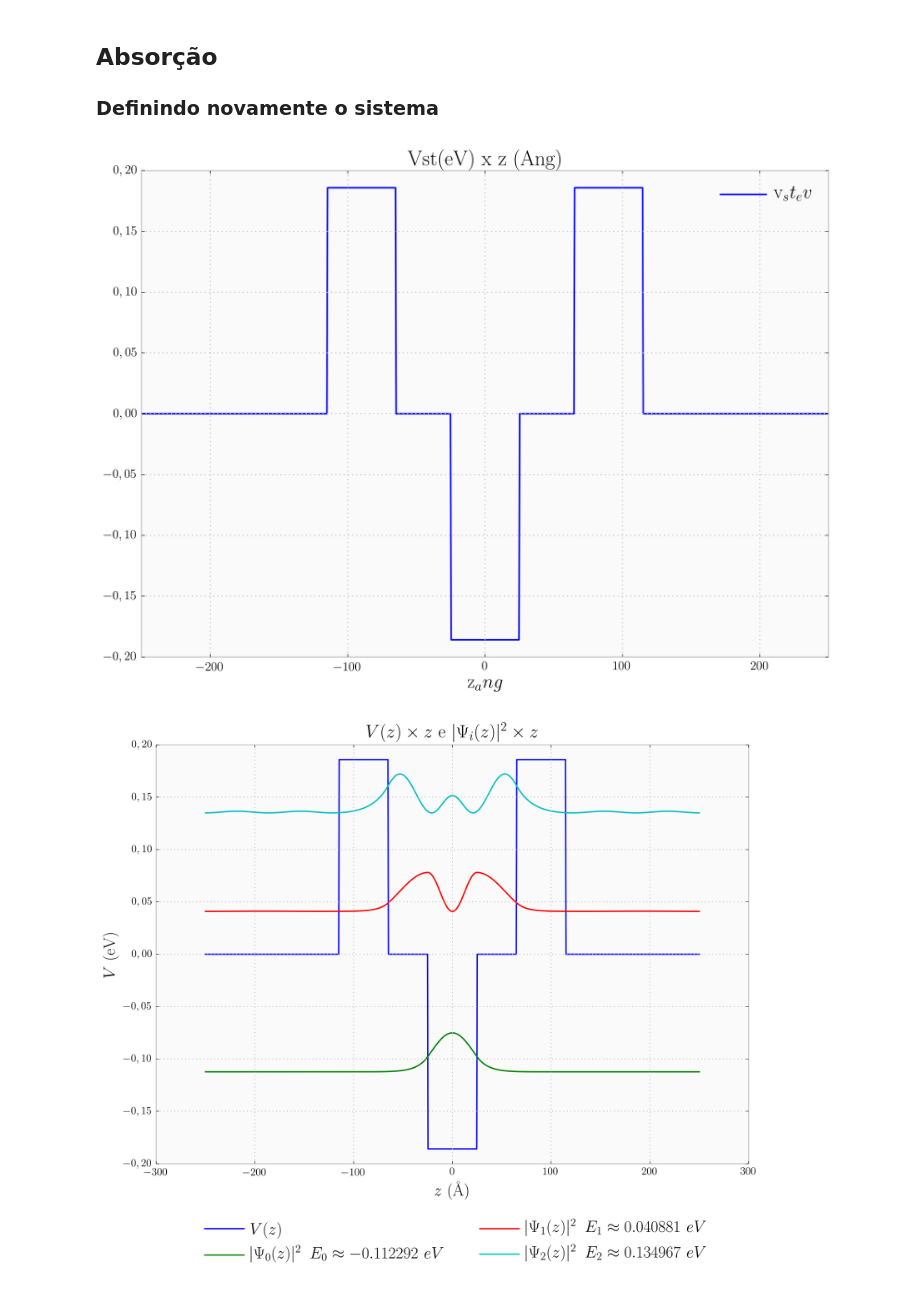
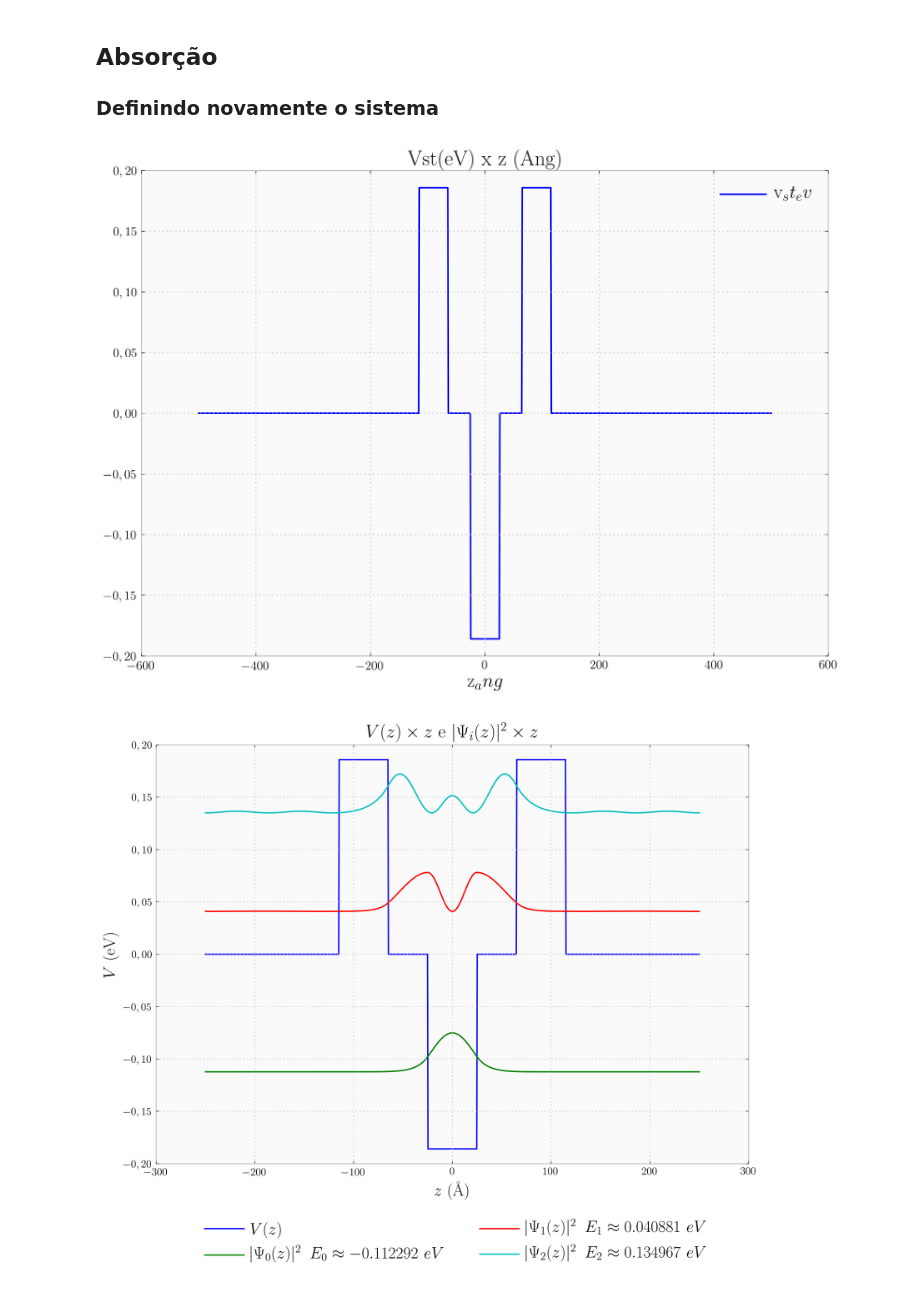
Before and after one commit to thiagolcmelo/mestrado, a Jupyter notebook: fotocorrente-absorcao-gaas-algaas.ipynb, the cells around one changed output. Drawn from its saved outputs; the diff is of its cells as text; code cells hidden in the pictures.

```diff
--- a/fotocorrente-absorcao-gaas-algaas.ipynb
+++ b/fotocorrente-absorcao-gaas-algaas.ipynb
@@ -647,7 +642,7 @@ plt.savefig('figuras/fotocorrente_degani.png', bbox_inches='tight')
 # dataframe de pandas com valores utilizados para calculos
 device = pd.DataFrame()
 N = 1024  # tamanho padrao do grid
-L = 500.0  # tamanho padrao do sistema em angstrom
+L = 1000.0  # tamanho padrao do sistema em angstrom
 dt = 1e-17  # incremento de tempo padrao em segundos
 device['z_ang'] = np.linspace(-L/2, L/2, N)  # malha espacial em angstrom
 device['z_au'] = device['z_ang'].apply(lambda z: z / au2ang)
@@ -677,34 +672,34 @@ def __constroi_bias(z):
 
     Params
     ------
 
     z : float
         uma posicao no grid em angstrom
 
     Returns
     -------
 
     O bias na posicao indicada
     """
     border_left = device['z_ang'].values[pb]
     border_right = device['z_ang'].values[pa]
 
     def f_st_ev(z): return -(z*1e-10)*(bias_j_m)/ev
 
     if z <= border_left:
         return f_st_ev(border_left)
     elif z >= border_right:
         return f_st_ev(border_right)
     return f_st_ev(z)
 
 
 device['bias_ev'] = device['z_ang'].apply(__constroi_bias)
 device['v_st_ev'] = device['v_ev']+device['bias_ev']
 device['v_au'] = device['v_st_ev'].apply(lambda z: z / au2ev)
 dt_au = dt / au_t
 dc = device.plot(x='z_ang', y='v_st_ev', grid=True, title='Vst(eV) x z (Ang)')
 # %% [output]
-[figure, old version]
+[figure, new version]
 # %%
 device, eigenvalues, eigenstates = calcula_autovalores_autovetores(device)
 
```
Also changed, not shown: parts of 14 cells of this notebook, 20 other files.
